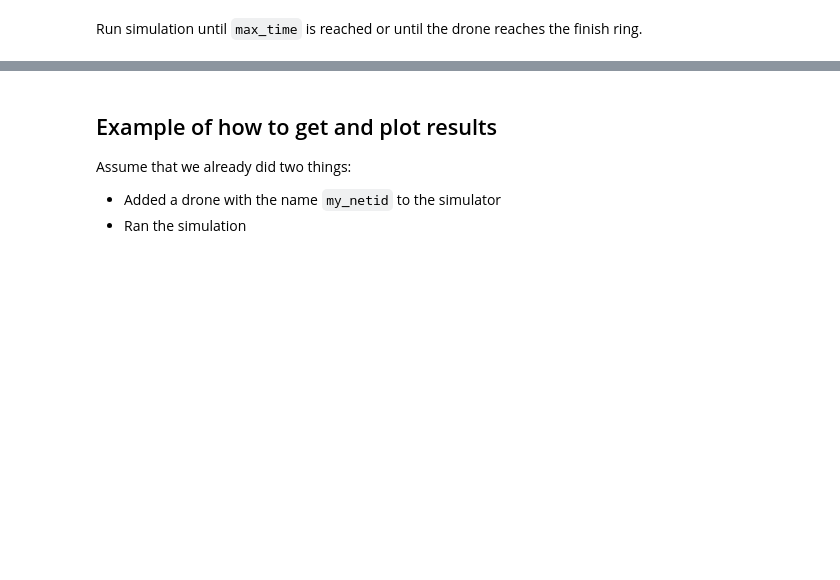
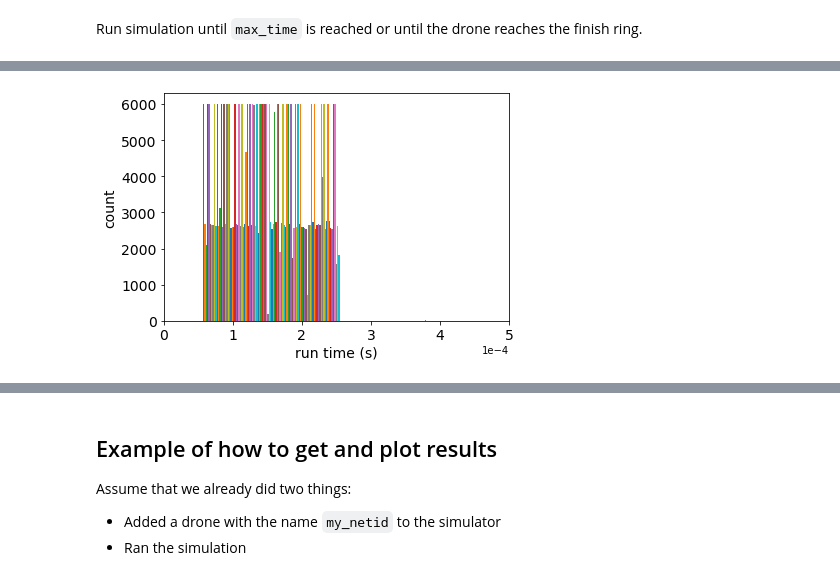
Before and after one commit to ibw2/ae353-sp22, a Jupyter notebook: projects/04_drone/DP4-Code.ipynb, the cells around one changed output, grey strips where cells are left out. Drawn from its saved outputs; the diff is of its cells as text; code cells hidden in the pictures; blank space fills up the shorter version.

```diff
--- a/projects/04_drone/DP4-Code.ipynb
+++ b/projects/04_drone/DP4-Code.ipynb
@@ -392,0 +476,12 @@ simulator.run(max_time=5.)
+# %%
+plt.hist(runtimes)
+plt.ticklabel_format(style='scientific', scilimits=(0, 0), axis='x')
+plt.tick_params(labelsize=14)
+plt.xlabel('run time (s)', fontsize=14)
+plt.ylabel('count', fontsize=14)
+plt.xlim(0, .0005)
+plt.tight_layout()
+plt.savefig('controller_run_time.png', facecolor='white', transparent=False)
+plt.show()
+# %% [output]
+[figure, added]
```
Also changed, not shown: parts of 24 cells of this notebook.
